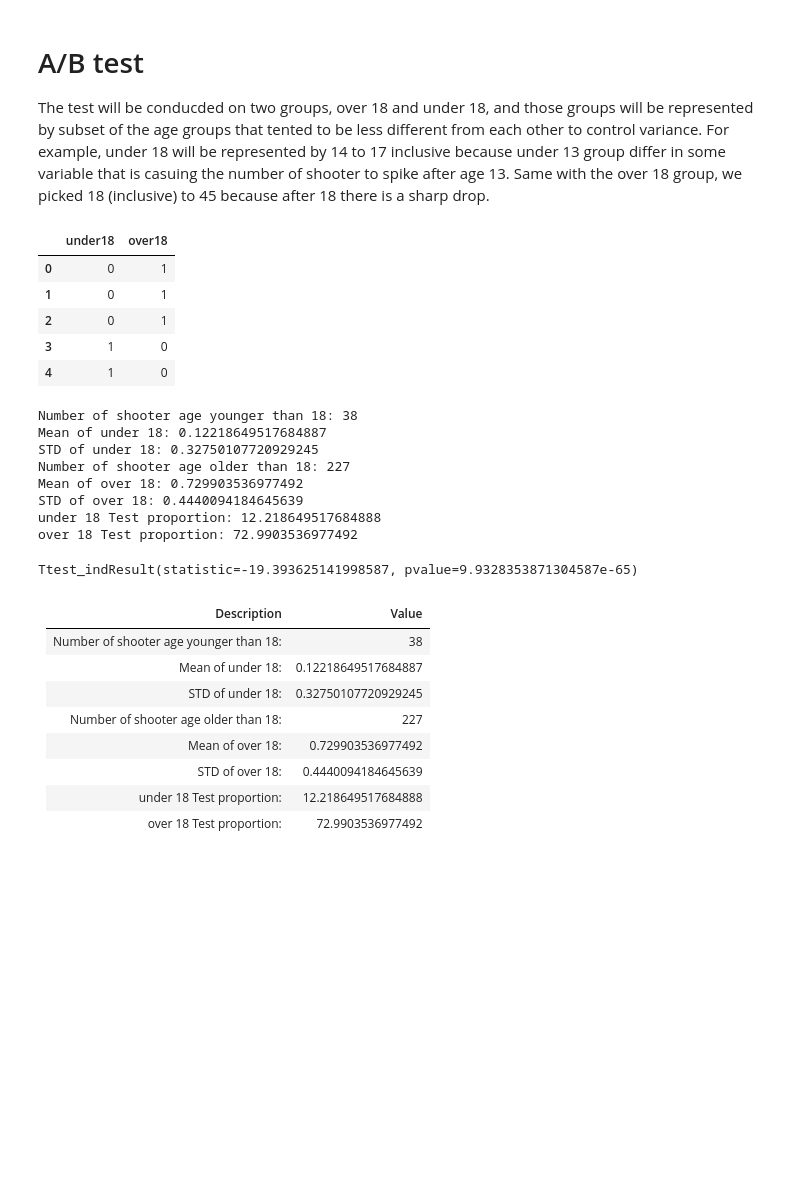
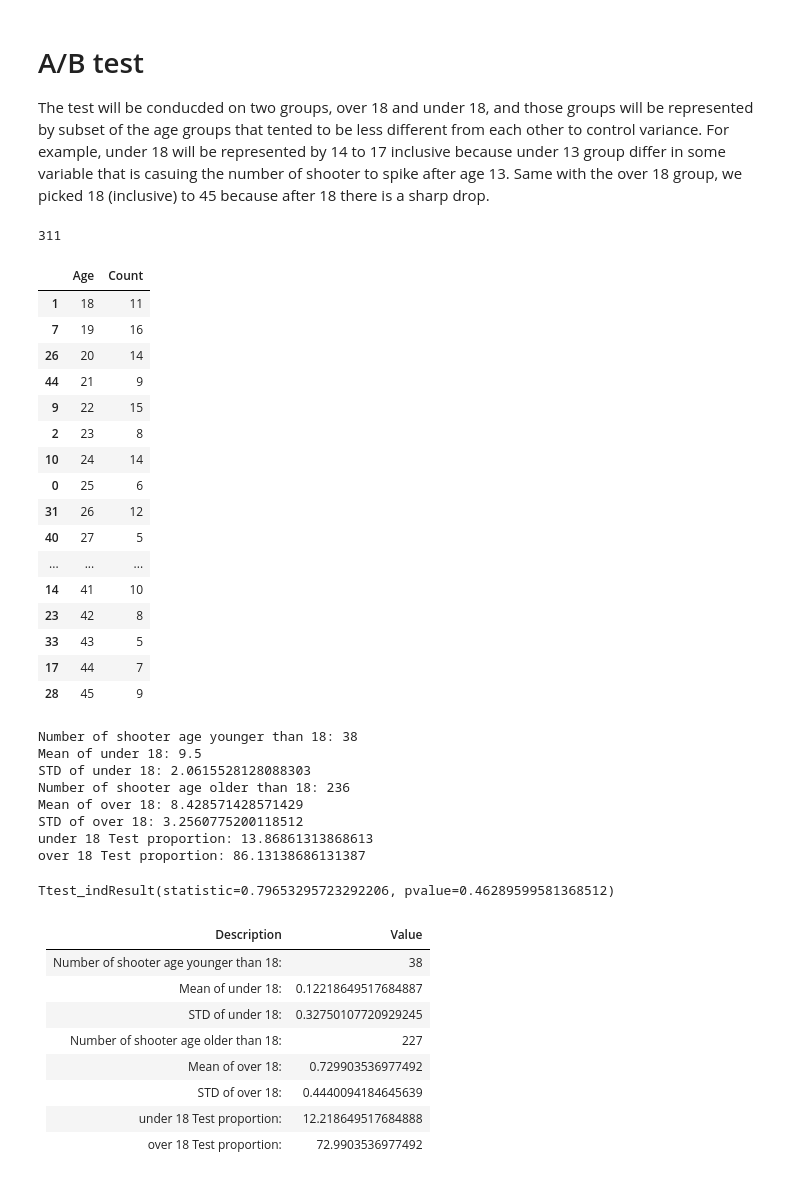
Before and after one commit to ktseringchem/ThinkfulProjects, a Jupyter notebook: Thinkful Projects/DRILL, Make a quick research proposal.ipynb, the cells around one changed output. Cells and saved outputs as stored; diff of their text form; code cells hidden in the pictures; blank space fills up the shorter version.

```diff
--- a/Thinkful Projects/DRILL, Make a quick research proposal.ipynb
+++ b/Thinkful Projects/DRILL, Make a quick research proposal.ipynb
@@ -296,40 +296,73 @@ for age in se2["Age"]:
 testsetDF["under18"] = under18
 testsetDF["over18"] = over18
 testsetDF.head()
+se2["Age"].count()
 # %% [output]
-|  | under18 | over18 |
-| 0 | 0 | 1 |
-| 1 | 0 | 1 |
-| 2 | 0 | 1 |
-| 3 | 1 | 0 |
-| 4 | 1 | 0 |
+311
+# %%
+under18 = []
+over18 = []
+testsetDF = pd.DataFrame()
+for age in se2["Age"].unique():
+    emptylist = []
+    if [(age >= 14) & (age < 18)]:
+        k = len(se2[se2.Age == age])
+        emptylist = [age, k]
+    under18.append(emptylist)
+
+testsetDF = pd.DataFrame(under18)
+testsetDF.columns = ["Age","Count"]
+#testsetDF["over18"] = over18
+#testsetDF.head()
+testsetDF = testsetDF.sort_values(by=['Age'])
+# %%
+k = testsetDF[7:35]
+k
+# %% [output]
+|  | Age | Count |
+| 1 | 18 | 11 |
+| 7 | 19 | 16 |
+| 26 | 20 | 14 |
+| 44 | 21 | 9 |
+| 9 | 22 | 15 |
+| 2 | 23 | 8 |
+| 10 | 24 | 14 |
+| 0 | 25 | 6 |
+| 31 | 26 | 12 |
+| 40 | 27 | 5 |
+| ... | ... | ... |
+| 14 | 41 | 10 |
+| 23 | 42 | 8 |
+| 33 | 43 | 5 |
+| 17 | 44 | 7 |
+| 28 | 45 | 9 |
 # %%
 #us18pop = popbygen2016["Children 0-18"][0]
-lessthan18 = len(testsetDF[testsetDF.under18 == 1])
-greaterthan18 = len(testsetDF[testsetDF.over18 == 1])
+lessthan18 = testsetDF["Count"][3:7].sum()
+greaterthan18 = testsetDF["Count"][7:35].sum()
 
 print("Number of shooter age younger than 18:",(lessthan18))
-print("Mean of under 18:", testsetDF.under18.mean())
-print("STD of under 18:", np.std(testsetDF.under18))
+print("Mean of under 18:", testsetDF["Count"][3:7].mean())
+print("STD of under 18:", np.std(testsetDF["Count"][3:7]))
 
 print("Number of shooter age older than 18:",(greaterthan18))
-print("Mean of over 18:", testsetDF.over18.mean())
-print("STD of over 18:", np.std(testsetDF.over18))
+print("Mean of over 18:", testsetDF["Count"][7:35].mean())
+print("STD of over 18:", np.std(testsetDF["Count"][7:35]))
 
-print("under 18 Test proportion: {}".format(100*lessthan18/len(testsetDF.under18)))
-print("over 18 Test proportion: {}".format(100*greaterthan18/len(testsetDF.under18)))
+print("under 18 Test proportion: {}".format(100*lessthan18/(lessthan18+greaterthan18)))
+print("over 18 Test proportion: {}".format(100*greaterthan18/(lessthan18+greaterthan18)))
 
-stats.ttest_ind(testsetDF.under18, testsetDF.over18, equal_var=False)
+stats.ttest_ind(testsetDF["Count"][3:7], testsetDF["Count"][7:35], equal_var=False)
 # %% [output]
 Number of shooter age younger than 18: 38
-Mean of under 18: 0.12218649517684887
-STD of under 18: 0.32750107720929245
-Number of shooter age older than 18: 227
-Mean of over 18: 0.729903536977492
-STD of over 18: 0.4440094184645639
-under 18 Test proportion: 12.218649517684888
-over 18 Test proportion: 72.9903536977492
+Mean of under 18: 9.5
+STD of under 18: 2.0615528128088303
+Number of shooter age older than 18: 236
+Mean of over 18: 8.428571428571429
+STD of over 18: 3.2560775200118512
+under 18 Test proportion: 13.86861313868613
+over 18 Test proportion: 86.13138686131387
-Ttest_indResult(statistic=-19.393625141998587, pvalue=9.9328353871304587e-65)
+Ttest_indResult(statistic=0.79653295723292206, pvalue=0.46289599581368512)
 # %% [markdown]
 |  Description                         |Value|
 |:-------------------------------------|:----:              |
```
